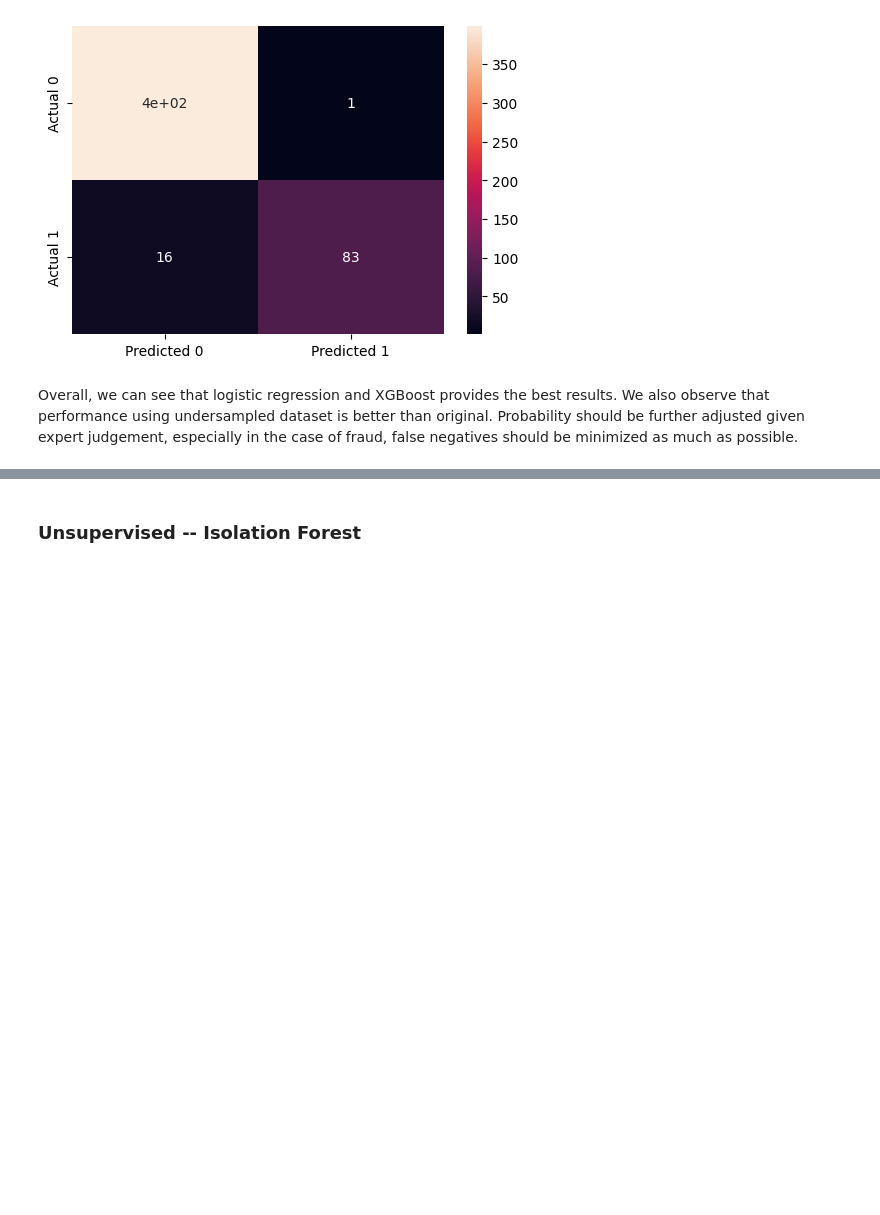
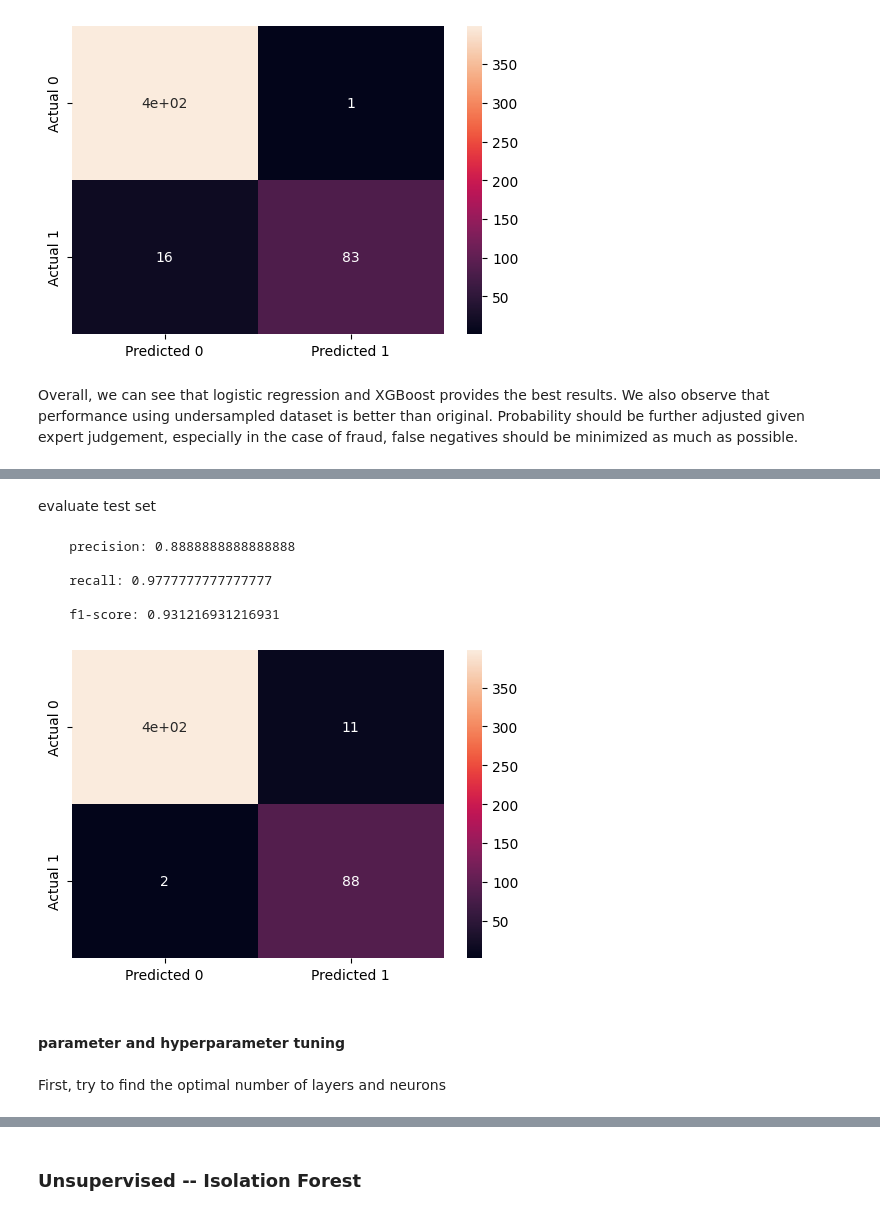
Before and after one commit to rachelyqd/credit-fraud-analysis-predict, a Jupyter notebook: credit-fraud.ipynb, the cells around one changed output, grey strips where cells are left out. Drawn from its saved outputs; the diff is of its cells as text; code cells hidden in the pictures; blank space fills up the shorter version.

```diff
--- a/credit-fraud.ipynb
+++ b/credit-fraud.ipynb
@@ -928,0 +961,2 @@ Overall, we can see that logistic regression and XGBoost provides the best resul
+# %%
+credit_train_custom = CreditDataset()
@@ -928,0 +994,30 @@ Overall, we can see that logistic regression and XGBoost provides the best resul
+# %%
+recall = Recall(task='binary')
+precision = Precision(task='binary')
+f1 = F1Score(task='binary')
+# %%
+def train_model(model, num_epoch, loss, optimizer):
+
+    for epoch in range(num_epoch):
+        dataloader = DataLoader(dataset=credit_train_custom, batch_size=128, shuffle=True)
+        for X, y in dataloader:
+            optimizer.zero_grad()
+            X = X.to(device)
+            y = y.reshape(-1,1).to(device)
+
+            y_pred = model.forward(X)
+            loss_value = loss(y_pred, y)
+            rec = recall(y_pred, y)
+            prec = precision(y_pred, y)
+            f1s = f1(y_pred, y)
+            loss_value.backward()
+            optimizer.step()
+
+        if (epoch+1) % 10 == 0: print(f'epoch {epoch+1}, loss: {loss_value.item()}, recall: {rec}, F1Score: {f1s}, precision: {prec}')
+# %%
+input_size = X_train_u_norm.size(1)
+my_nn = NN(input_size=input_size, num_hidden_layers=1, num_neurons=[16], dropout_prob=[0.2])
+loss = nn.BCELoss()
+optimizer = torch.optim.Adam(my_nn.parameters(), lr=5e-3)
+
+train_model(my_nn, 50, loss, optimizer)
@@ -928,0 +1030,17 @@ Overall, we can see that logistic regression and XGBoost provides the best resul
+# %% [markdown]
+evaluate test set
+# %%
+test_pred = torch.round(my_nn.forward(X_test_u_norm)).detach().numpy()
+#y_test_u = y_test_u.detach().numpy()
+get_perf_metrics(test_pred, y_test_u)
+# %% [output]
+    precision: 0.8888888888888888
+
+    recall: 0.9777777777777777
+
+    f1-score: 0.931216931216931
+[figure, added]
+# %% [markdown]
+#### parameter and hyperparameter tuning ####
+# %% [markdown]
+First, try to find the optimal number of layers and neurons
```
Also changed, not shown: parts of 22 cells of this notebook.
